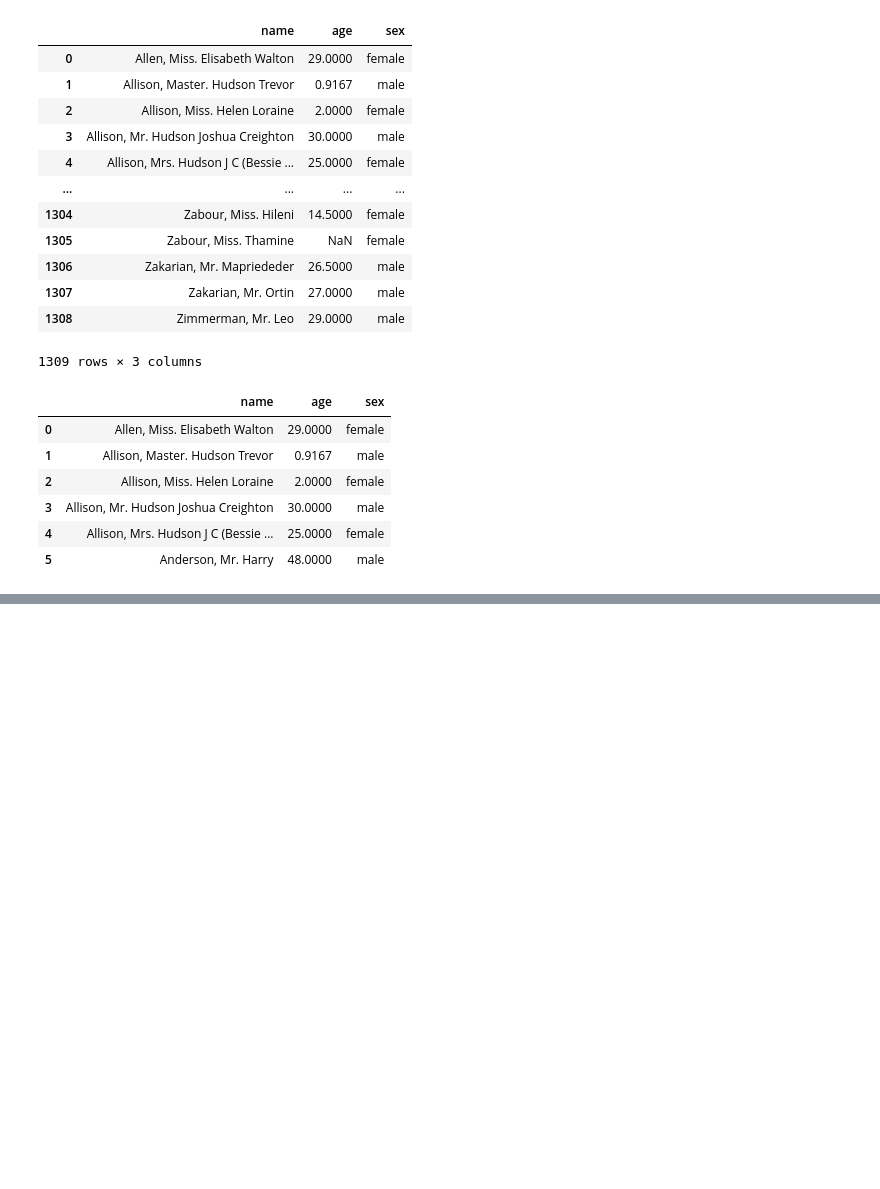
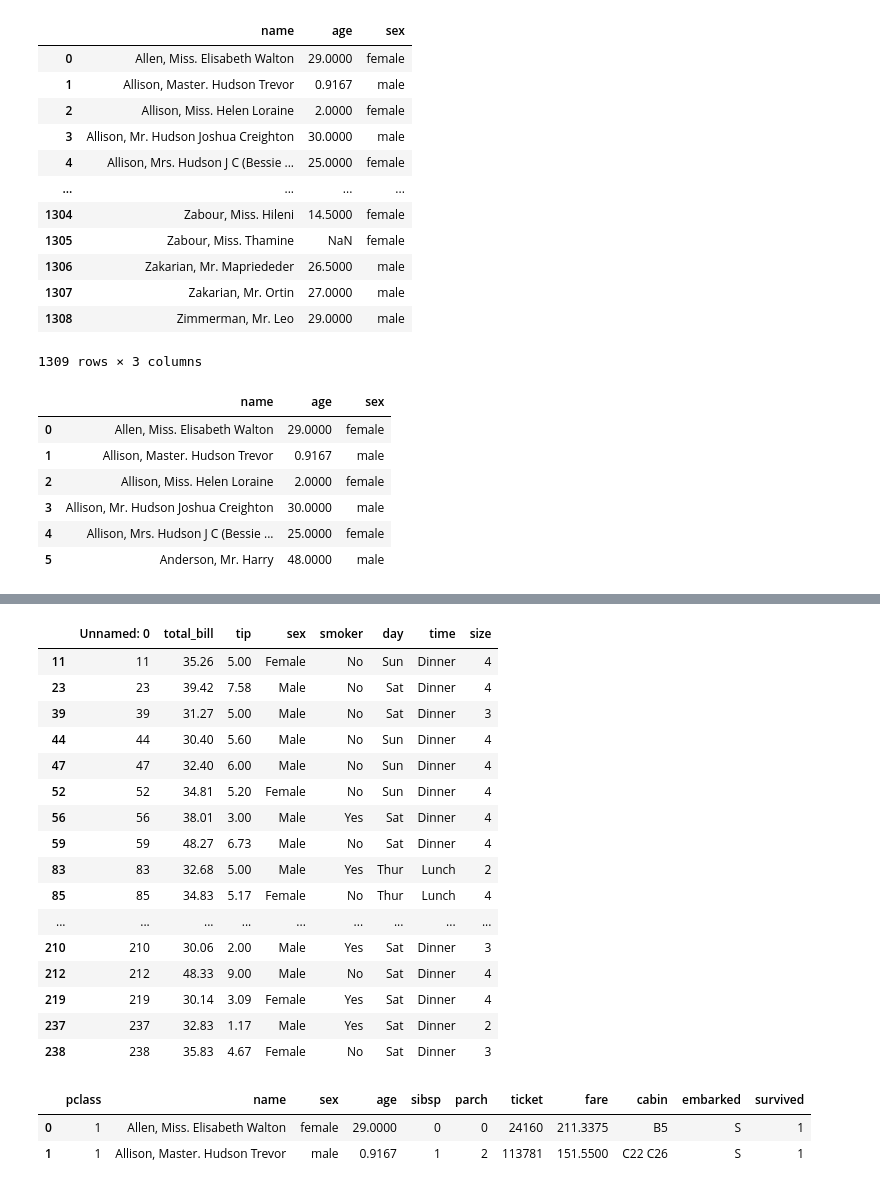
Before and after one commit to Ashuu189/python-libraries-pro, a Jupyter notebook: pandas.ipynb, the cells around one changed output, grey strips where cells are left out. Cells and saved outputs as stored; diff of their text form; code cells hidden in the pictures; blank space fills up the shorter version.

```diff
--- a/pandas.ipynb
+++ b/pandas.ipynb
@@ -194,0 +301,28 @@ titanic.loc[0:5,['name','age','sex']]
+# %%
+titanic[titanic['sex']=='female']
+titanic[(titanic['age']>20) & (titanic['age']<40)]
+tips[tips['total_bill']>30]
+# %% [output]
+|  | Unnamed: 0 | total_bill | tip | sex | smoker | day | time | size |
+| 11 | 11 | 35.26 | 5.00 | Female | No | Sun | Dinner | 4 |
+| 23 | 23 | 39.42 | 7.58 | Male | No | Sat | Dinner | 4 |
+| 39 | 39 | 31.27 | 5.00 | Male | No | Sat | Dinner | 3 |
+| 44 | 44 | 30.40 | 5.60 | Male | No | Sun | Dinner | 4 |
+| 47 | 47 | 32.40 | 6.00 | Male | No | Sun | Dinner | 4 |
+| 52 | 52 | 34.81 | 5.20 | Female | No | Sun | Dinner | 4 |
+| 56 | 56 | 38.01 | 3.00 | Male | Yes | Sat | Dinner | 4 |
+| 59 | 59 | 48.27 | 6.73 | Male | No | Sat | Dinner | 4 |
+| 83 | 83 | 32.68 | 5.00 | Male | Yes | Thur | Lunch | 2 |
+| 85 | 85 | 34.83 | 5.17 | Female | No | Thur | Lunch | 4 |
+| ... | ... | ... | ... | ... | ... | ... | ... | ... |
+| 210 | 210 | 30.06 | 2.00 | Male | Yes | Sat | Dinner | 3 |
+| 212 | 212 | 48.33 | 9.00 | Male | No | Sat | Dinner | 4 |
+| 219 | 219 | 30.14 | 3.09 | Female | Yes | Sat | Dinner | 4 |
+| 237 | 237 | 32.83 | 1.17 | Male | Yes | Sat | Dinner | 2 |
+| 238 | 238 | 35.83 | 4.67 | Female | No | Sat | Dinner | 3 |
+# %%
+titanic.head(2)
+# %% [output]
+|  | pclass | name | sex | age | sibsp | parch | ticket | fare | cabin | embarked | survived |
+| 0 | 1 | Allen, Miss. Elisabeth Walton | female | 29.0000 | 0 | 0 | 24160 | 211.3375 | B5 | S | 1 |
+| 1 | 1 | Allison, Master. Hudson Trevor | male | 0.9167 | 1 | 2 | 113781 | 151.5500 | C22 C26 | S | 1 |
```
Also changed, not shown: parts of 29 cells of this notebook.
